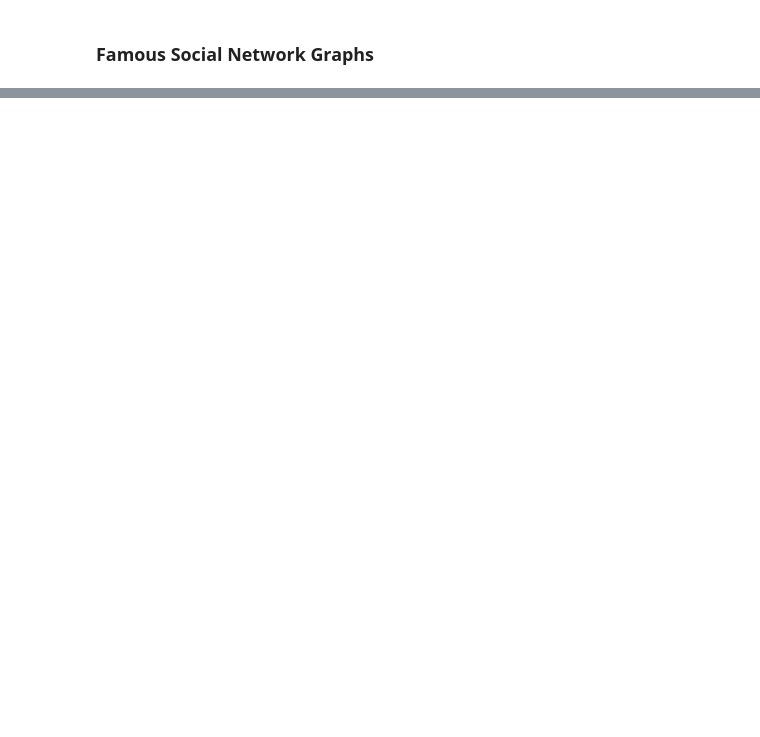
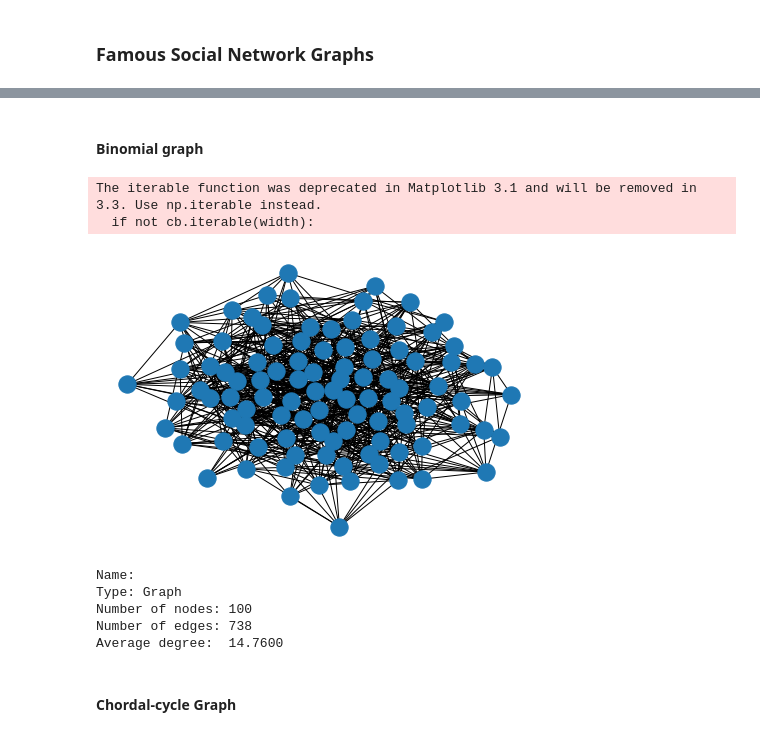
Before and after one commit to soslin/social-network-analysis, a Jupyter notebook: soc-net-class/learn_graphs_sna_3.ipynb, the cells around one changed output, grey strips where cells are left out. Drawn from its saved outputs; the diff is of its cells as text; code cells hidden in the pictures; blank space fills up the shorter version.

```diff
--- a/soc-net-class/learn_graphs_sna_3.ipynb
+++ b/soc-net-class/learn_graphs_sna_3.ipynb
@@ -309,0 +486,19 @@ nx.draw(tt)
+# %% [markdown]
+#### Binomial graph
+# %%
+binomial = nx.binomial_graph(100, .15)
+nx.draw(binomial)
+# %% [output]
+The iterable function was deprecated in Matplotlib 3.1 and will be removed in 3.3. Use np.iterable instead.
+  if not cb.iterable(width):
+[figure, added]
+# %%
+print(nx.info(binomial))
+# %% [output]
+Name:
+Type: Graph
+Number of nodes: 100
+Number of edges: 738
+Average degree:  14.7600
+# %% [markdown]
+#### Chordal-cycle Graph
```
Also changed, not shown: parts of 37 cells of this notebook.
